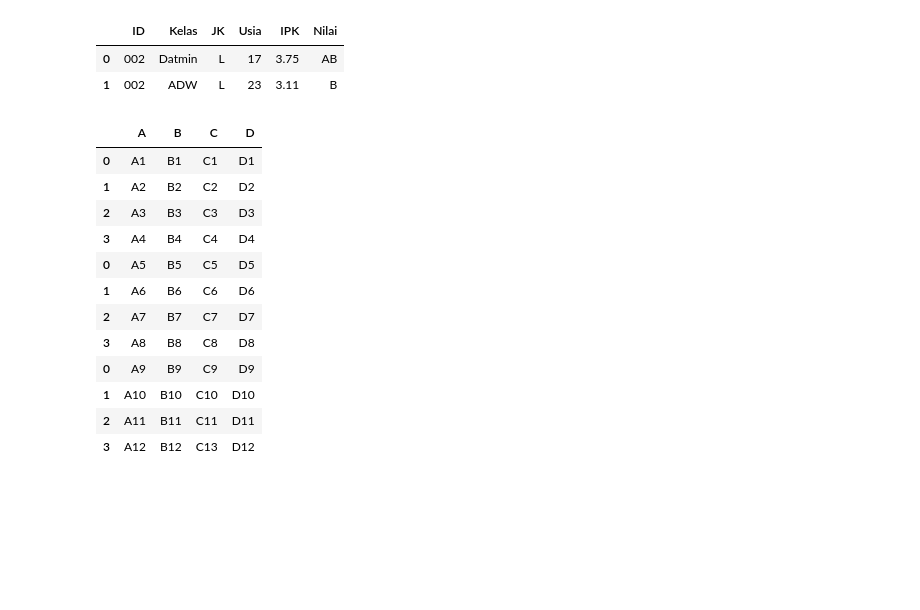
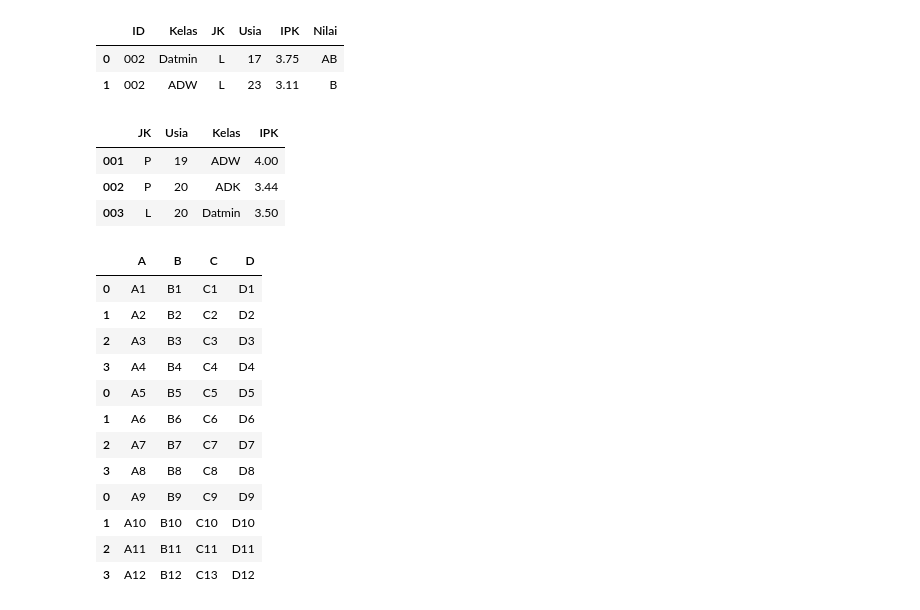
Before and after one commit to oktaviarmdhn/Praktikum-Data-Mining, a Jupyter notebook: Latihan/Latihan 1.ipynb, the cells around one changed output. Cells and saved outputs as stored; diff of their text form; code cells hidden in the pictures; blank space fills up the shorter version.

```diff
--- a/Latihan/Latihan 1.ipynb
+++ b/Latihan/Latihan 1.ipynb
@@ -91,6 +106,21 @@ data_inner
 |  | ID | Kelas | JK | Usia | IPK | Nilai |
 | 0 | 002 | Datmin | L | 17 | 3.75 | AB |
 | 1 | 002 | ADW | L | 23 | 3.11 | B |
+# %%
+# Joining
+mhs = pd.DataFrame({'JK': ['P', 'P', 'L'],
+                      'Usia': ['19', '20', '20']},
+                    index=['001', '002', '003'])
+nilai = pd.DataFrame({'Kelas': ['ADW', 'ADK', 'Datmin'],
+                      'IPK': ['4.00', '3.44', '3.50']},
+                    index=['001', '002', '003'])
+data_j = mhs.join(nilai)
+data_j
+# %% [output]
+|  | JK | Usia | Kelas | IPK |
+| 001 | P | 19 | ADW | 4.00 |
+| 002 | P | 20 | ADK | 3.44 |
+| 003 | L | 20 | Datmin | 3.50 |
 # %%
 # Concatenating
 df1 = pd.DataFrame({'A': ['A1', 'A2', 'A3', 'A4'],
```
Also changed, not shown: parts of 3 cells of this notebook.
